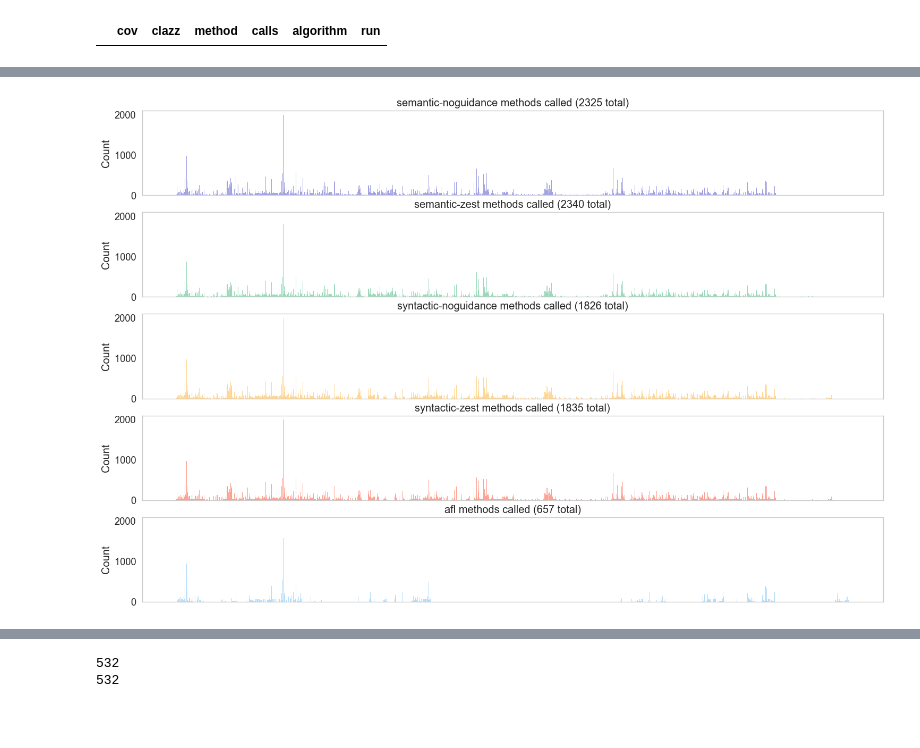
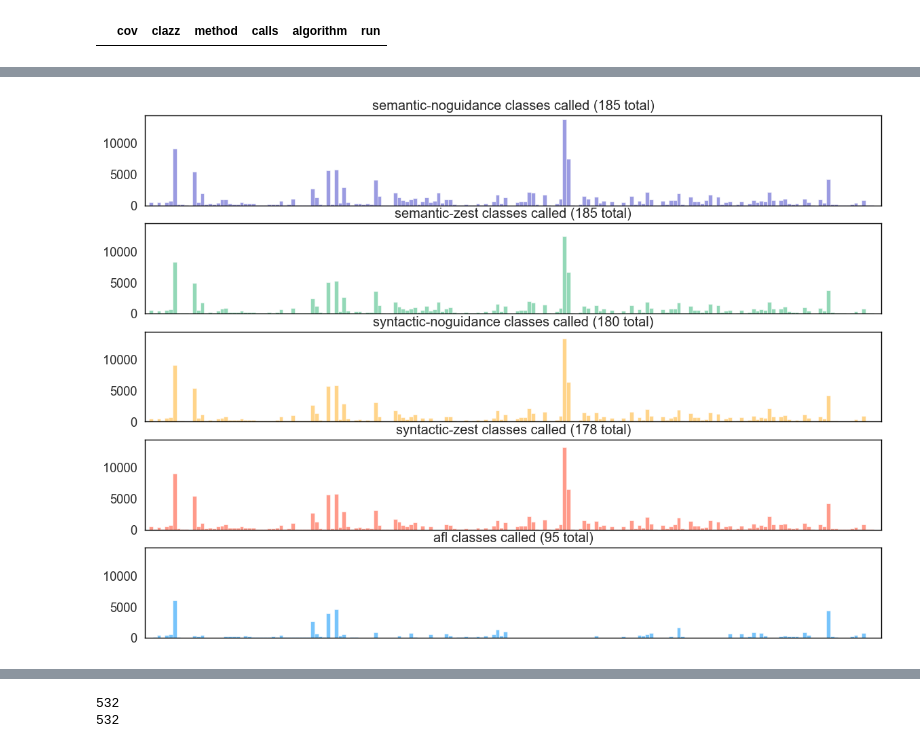
Before and after one commit to schemmea/growe, a Jupyter notebook: scripts/data-processing/py/coverage_logs_processing.ipynb, the cells around one changed output, grey strips where cells are left out. Cells and saved outputs as stored; diff of their text form; code cells hidden in the pictures; blank space fills up the shorter version.

Commit message:
prettier graphs and license

```diff
--- a/scripts/data-processing/py/coverage_logs_processing.ipynb
+++ b/scripts/data-processing/py/coverage_logs_processing.ipynb
@@ -29,13 +29,12 @@ pdf_dir=f'pdfs_{folder}/'
 if not os.path.exists(os.path.join(".",pdf_dir)):
     os.mkdir(os.path.join(".",pdf_dir))
 # %%
-
 sns.set_style("whitegrid", {'axes.grid' : False})
 sns.set_context("paper", font_scale=1.5)
 
 plt.rcParams.update({'axes.edgecolor': 'black', 'axes.linewidth': 2,
-                     'axes.grid': False, 'grid.linestyle': '--'})
-colors = ['#7a7ad8', '#6fcb9f', '#ffc663', '#ff7863', '#93d0fc']
+                     'axes.grid': True, 'grid.linestyle': '--'})
+colors = ['#7a7ad8', '#6fcb9f', '#ffc663', '#ff7863', '#49B0FA']
 sns.palplot(colors)
 sns.set_palette(sns.color_palette(colors), 8, .75)
 sub_figure_title = {"fontweight": 700, 'fontname':'Arial', 'fontsize': 18}
@@ -155,6 +154,6 @@ sns.set_style("whitegrid", {'axes.grid' : False})
 sns.set_context("paper", font_scale=1.5)
 sorted_val_cov=cov_valid_data.sort_values(by=['clazz'])
 
-#plot = sns.displot(sorted_val_cov,x="clazz", hue="algorithm",  hue_order=ALGORITHM, palette=colors, height=10, aspect=5, multiple="dodge")
-#plot.set(xticklabels=[])
-#plot.set(xlabel=None)
+plot = sns.displot(sorted_val_cov,x="clazz", hue="algorithm",  hue_order=ALGORITHM, palette=colors, height=6, aspect=5, multiple="dodge")
+plot.set(xticklabels=[])
+plot.set(xlabel=None)
@@ -161,18 +163,23 @@ sorted_val_cov=cov_valid_data.sort_values(by=['clazz'])
 # %%
 i=0
-ll , ax = plt.subplots(5,1, sharey=True, sharex=True, figsize=(18,12))
-sorted_cov=cov_all_data.sort_values(by=['method'])
+plt.rcParams.update({'axes.edgecolor': 'black', 'axes.linewidth': 1,
+                     'axes.grid': False, 'grid.linestyle': '--'})
+ll , ax = plt.subplots(5,1, sharey=True, sharex=True, figsize=(14,10))
+sorted_cov=cov_all_data.sort_values(by=['clazz'])
 for algo in ALGORITHM:
     algodata= sorted_cov[sorted_cov['algorithm']==algo]
-    plot = sns.histplot(algodata["method"], color=colors[i], ax=ax[i])
-    c = len(algodata['method'].value_counts())
+    plot = sns.histplot(algodata["clazz"], color=colors[i], ax=ax[i])
+    c = len(algodata['clazz'].value_counts())
     plot.set(xticklabels=[])
     plot.set(xlabel=None)
-    plot.set_title(f'{algo} methods called ({c} total)')
+    plot.set(ylabel=None)
+
+    plot.margins(x=0)
+    plot.set_title(f'{algo} classes called ({c} total)')
     i+=1
-ll.savefig(f'{pdf_dir}/methods_called.pdf')
+ll.savefig(f'{pdf_dir}/classes_called.pdf',bbox_inches = 'tight', pad_inches = 0.1)
 # %% [output]
-[figure, old version]
+[figure, new version]
 # %%
 
 sorted_val_cov=cov_all_data.sort_values(by=['clazz'])
```
Also changed, not shown: parts of 13 cells of this notebook, 27 other files.
